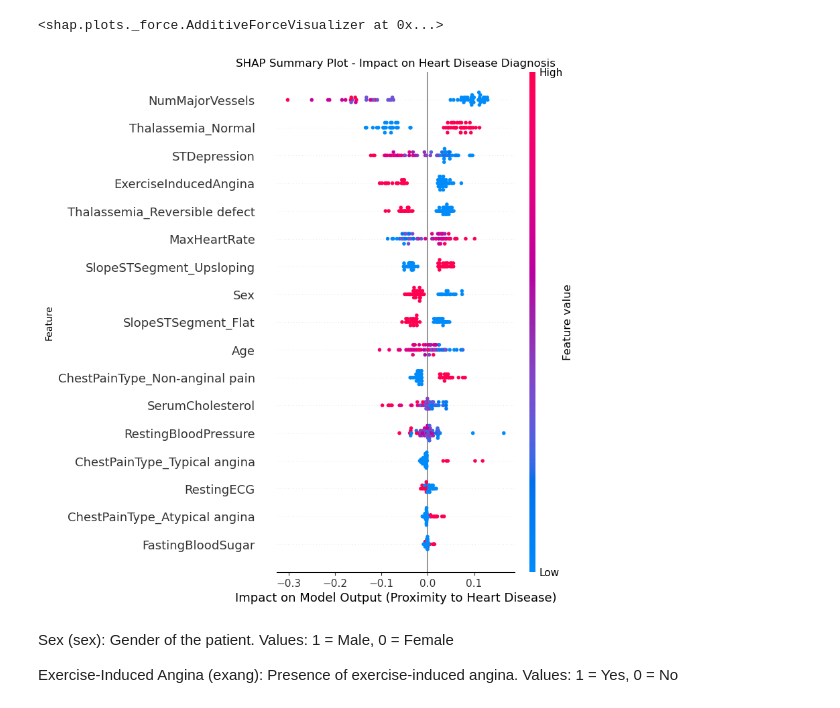
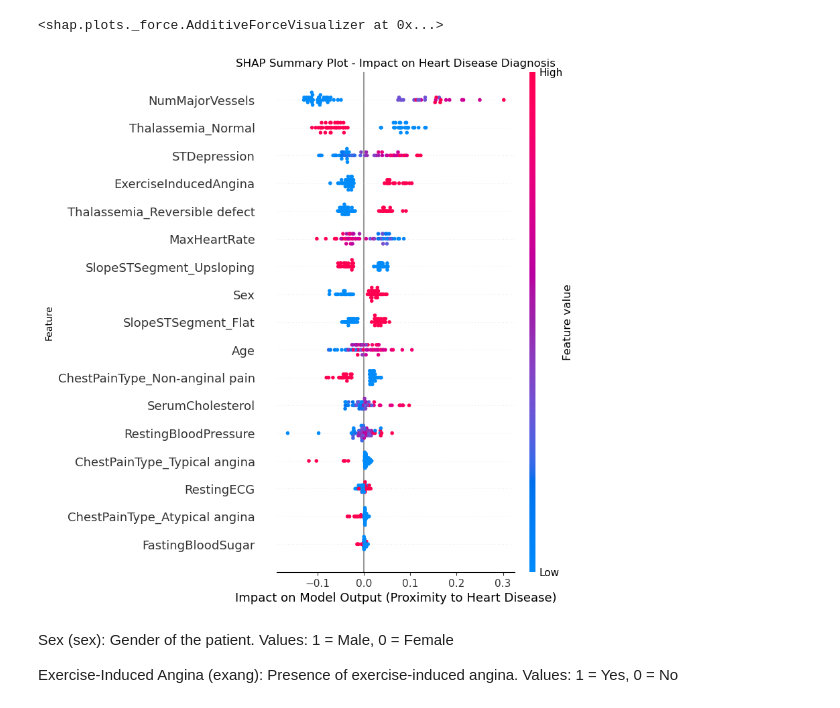
Before and after one commit to andreacorvaglia-unisr/corso-ai-medicina, a Jupyter notebook: heart_disease.ipynb, the cells around one changed output. Drawn from its saved outputs; the diff is of its cells as text; code cells hidden in the pictures.

```diff
--- a/heart_disease.ipynb
+++ b/heart_disease.ipynb
@@ -675,16 +502,16 @@ shap.force_plot(explainer.expected_value[1], shap_values[patient_number], X_test
 # %%
 #Create a beeswarm plot to visualize the impact of features on predictions.
 explainer = shap.TreeExplainer(model)
-shap_values = explainer.shap_values(X_test)[:, :, 0]
+shap_values = explainer.shap_values(X_test)[:, :, 1]
 
 shap.summary_plot(shap_values, X_test, show=False)
 plt.title("SHAP Summary Plot - Impact on Heart Disease Diagnosis")
 plt.xlabel("Impact on Model Output (Proximity to Heart Disease)")
 plt.ylabel("Feature")
 plt.show()
 plt.show()
 # %% [output]
-[figure, old version]
+[figure, new version]
 # %% [markdown]
 Sex (sex): Gender of the patient. Values: 1 = Male, 0 = Female
 
```
Also changed, not shown: parts of 20 cells of this notebook.
